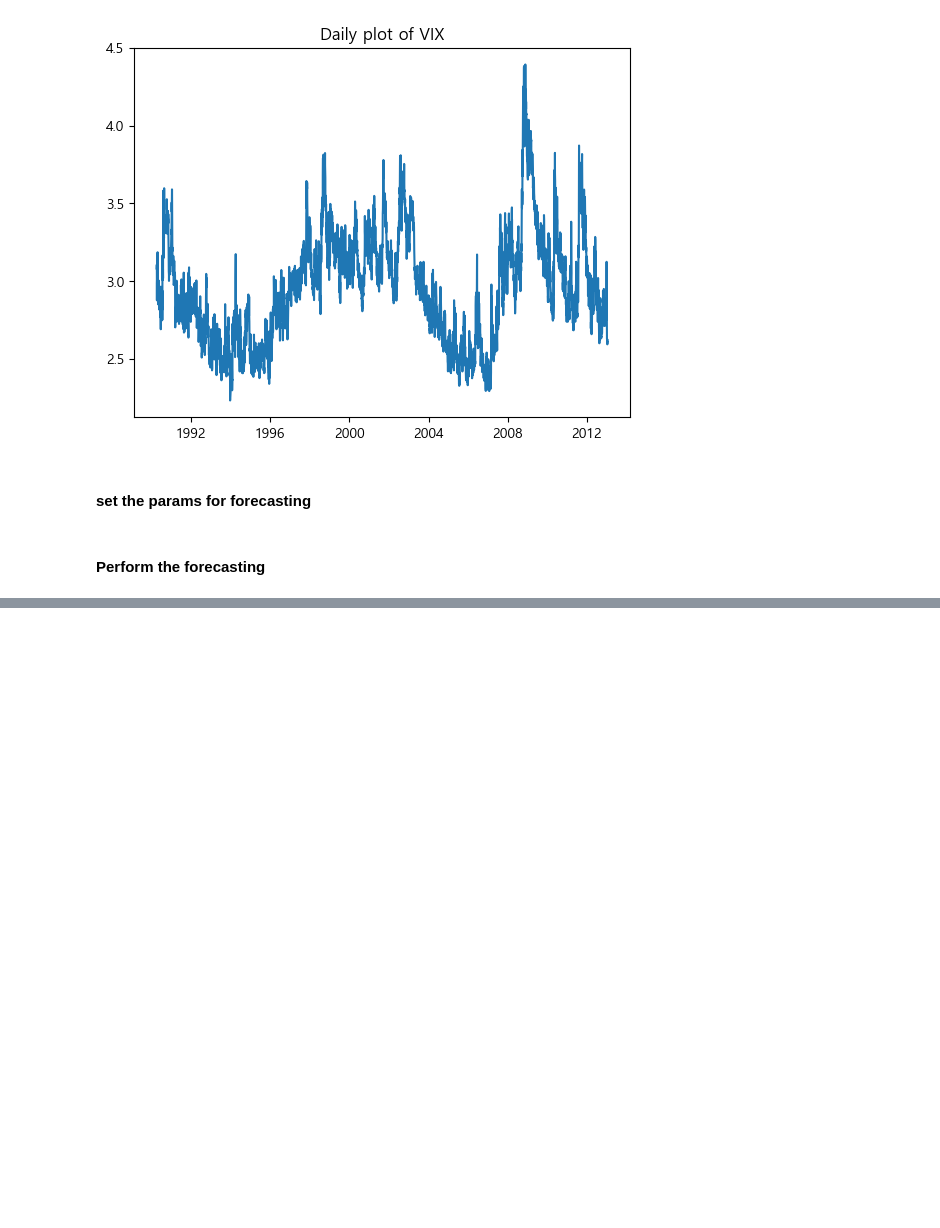
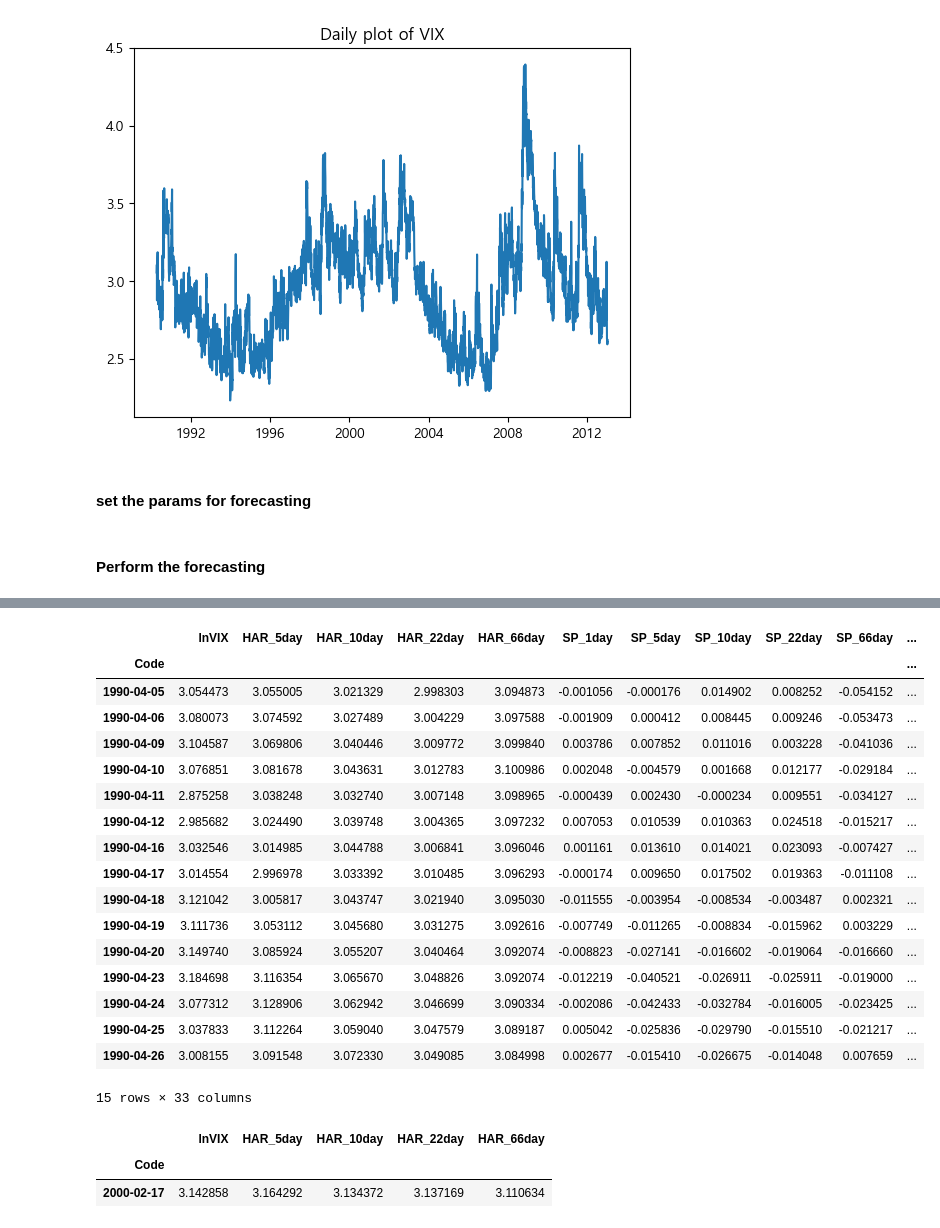
Before and after one commit to Inundata/forecasting-vix, a Jupyter notebook: py-codes/vix-rf-pl.ipynb, the cells around one changed output, grey strips where cells are left out. Saved outputs shown, nothing was run; the diff lists cells and outputs as text; code cells hidden in the pictures; blank space fills up the shorter version.

```diff
--- a/py-codes/vix-rf-pl.ipynb
+++ b/py-codes/vix-rf-pl.ipynb
@@ -100,0 +633,27 @@ X_nonlinear = X.loc[:, nonlinear_variables]
+# %%
+df.head(15)
+# %% [output]
+|  | lnVIX | HAR_5day | HAR_10day | HAR_22day | HAR_66day | SP_1day | SP_5day | SP_10day | SP_22day | SP_66day | ... |
+| Code |  |  |  |  |  |  |  |  |  |  | ... |
+| 1990-04-05 | 3.054473 | 3.055005 | 3.021329 | 2.998303 | 3.094873 | -0.001056 | -0.000176 | 0.014902 | 0.008252 | -0.054152 | ... |
+| 1990-04-06 | 3.080073 | 3.074592 | 3.027489 | 3.004229 | 3.097588 | -0.001909 | 0.000412 | 0.008445 | 0.009246 | -0.053473 | ... |
+| 1990-04-09 | 3.104587 | 3.069806 | 3.040446 | 3.009772 | 3.099840 | 0.003786 | 0.007852 | 0.011016 | 0.003228 | -0.041036 | ... |
+| 1990-04-10 | 3.076851 | 3.081678 | 3.043631 | 3.012783 | 3.100986 | 0.002048 | -0.004579 | 0.001668 | 0.012177 | -0.029184 | ... |
+| 1990-04-11 | 2.875258 | 3.038248 | 3.032740 | 3.007148 | 3.098965 | -0.000439 | 0.002430 | -0.000234 | 0.009551 | -0.034127 | ... |
+| 1990-04-12 | 2.985682 | 3.024490 | 3.039748 | 3.004365 | 3.097232 | 0.007053 | 0.010539 | 0.010363 | 0.024518 | -0.015217 | ... |
+| 1990-04-16 | 3.032546 | 3.014985 | 3.044788 | 3.006841 | 3.096046 | 0.001161 | 0.013610 | 0.014021 | 0.023093 | -0.007427 | ... |
+| 1990-04-17 | 3.014554 | 2.996978 | 3.033392 | 3.010485 | 3.096293 | -0.000174 | 0.009650 | 0.017502 | 0.019363 | -0.011108 | ... |
+| 1990-04-18 | 3.121042 | 3.005817 | 3.043747 | 3.021940 | 3.095030 | -0.011555 | -0.003954 | -0.008534 | -0.003487 | 0.002321 | ... |
+| 1990-04-19 | 3.111736 | 3.053112 | 3.045680 | 3.031275 | 3.092616 | -0.007749 | -0.011265 | -0.008834 | -0.015962 | 0.003229 | ... |
+| 1990-04-20 | 3.149740 | 3.085924 | 3.055207 | 3.040464 | 3.092074 | -0.008823 | -0.027141 | -0.016602 | -0.019064 | -0.016660 | ... |
+| 1990-04-23 | 3.184698 | 3.116354 | 3.065670 | 3.048826 | 3.092074 | -0.012219 | -0.040521 | -0.026911 | -0.025911 | -0.019000 | ... |
+| 1990-04-24 | 3.077312 | 3.128906 | 3.062942 | 3.046699 | 3.090334 | -0.002086 | -0.042433 | -0.032784 | -0.016005 | -0.023425 | ... |
+| 1990-04-25 | 3.037833 | 3.112264 | 3.059040 | 3.047579 | 3.089187 | 0.005042 | -0.025836 | -0.029790 | -0.015510 | -0.021217 | ... |
+| 1990-04-26 | 3.008155 | 3.091548 | 3.072330 | 3.049085 | 3.084998 | 0.002677 | -0.015410 | -0.026675 | -0.014048 | 0.007659 | ... |
+15 rows × 33 columns
+# %%
+X_linear_train.iloc[-1:, :]
+# %% [output]
+|  | lnVIX | HAR_5day | HAR_10day | HAR_22day | HAR_66day |
+| Code |  |  |  |  |  |
+| 2000-02-17 | 3.142858 | 3.164292 | 3.134372 | 3.137169 | 3.110634 |
```
Also changed, not shown: parts of 41 cells of this notebook, 1 other file.
